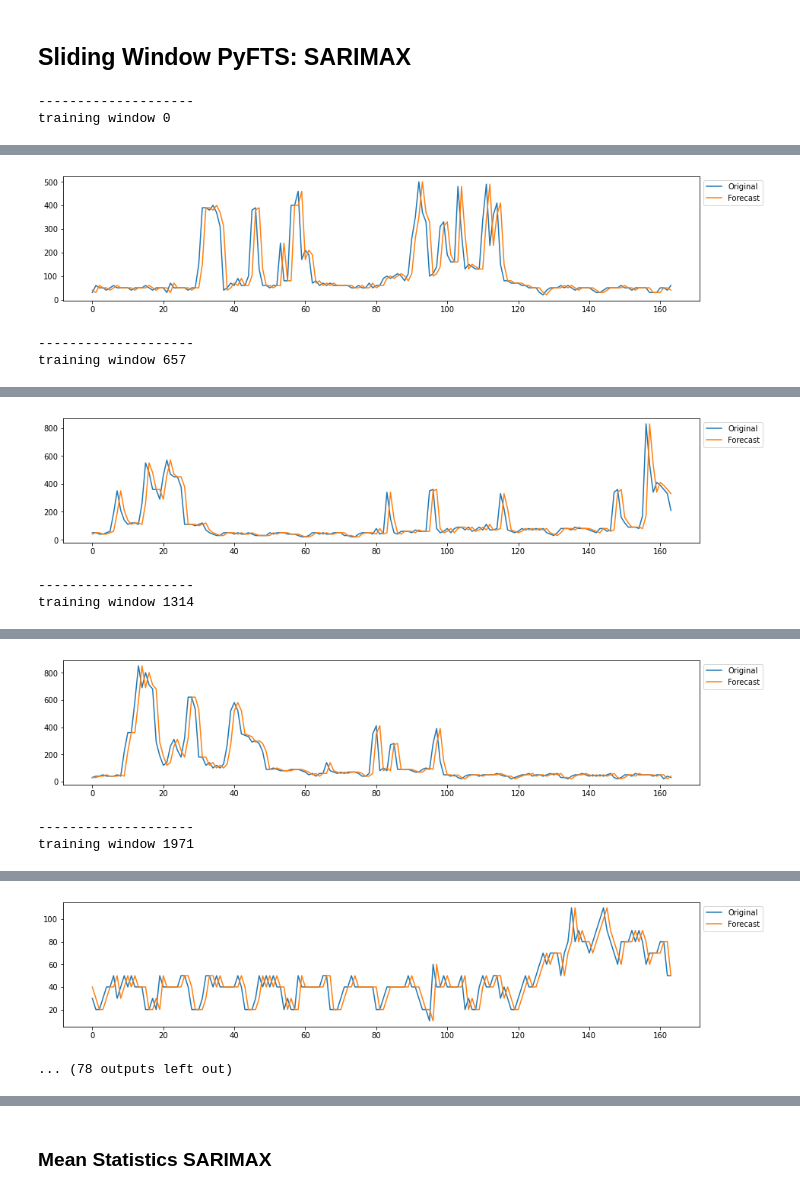
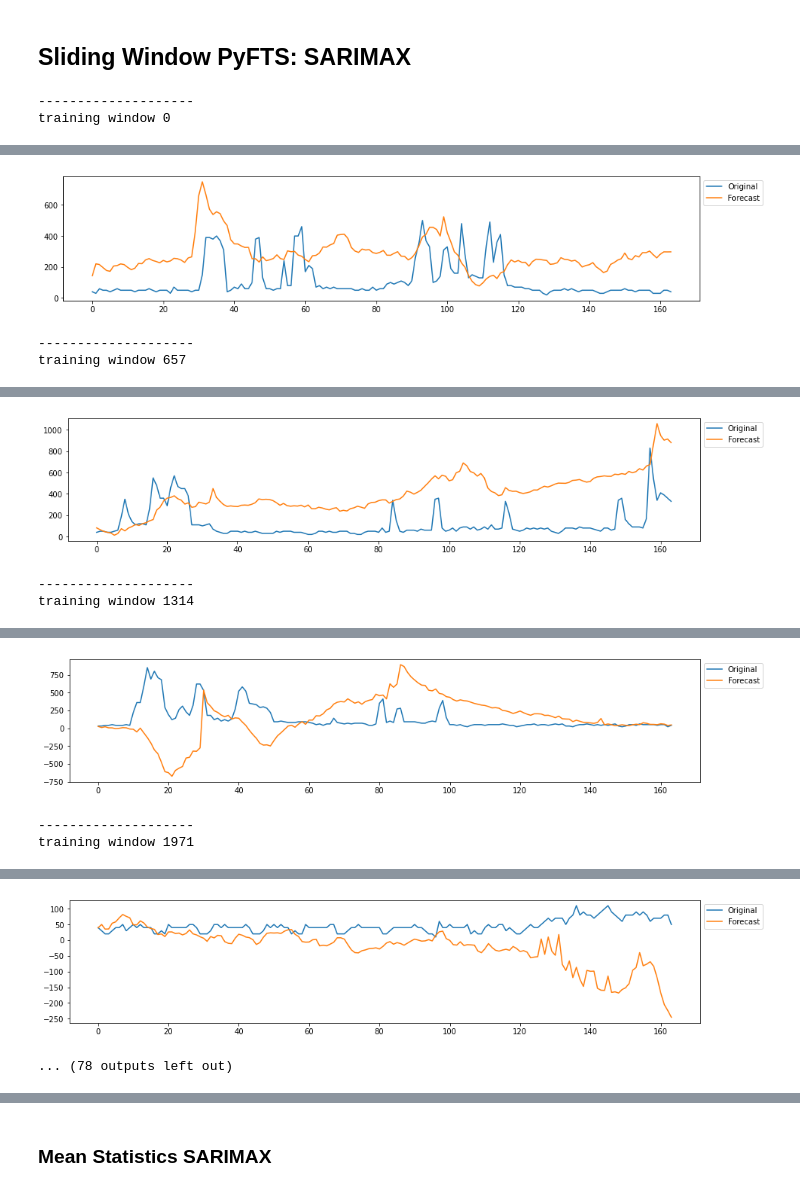
Before and after one commit to MatheusCascalho/Appliance-Energy-Prediction, a Jupyter notebook: notebooks/experimentos_artigo/artigo_appliances/SARIMAX.ipynb, the cells around one changed output, grey strips where cells are left out. Saved outputs shown, nothing was run; the diff lists cells and outputs as text; code cells hidden in the pictures.

Commit message:
Remove o shift dos dados no notebook dos experimentos do modelo PCA-WMVFTS e corrige um pequeno erro no experimentos.

```diff
--- a/notebooks/experimentos_artigo/artigo_appliances/SARIMAX.ipynb
+++ b/notebooks/experimentos_artigo/artigo_appliances/SARIMAX.ipynb
@@ -64,8 +66,8 @@ list_cols = list(cols)
 # normalize features
 scaler = MinMaxScaler()
 scaled = scaler.fit_transform(values)
-df_scaled = pd.DataFrame(scaled, columns=list_cols)
+data_scaled = pd.DataFrame(scaled, columns=list_cols)
 # frame as supervised learning
-data = series_to_supervised_miso(df_scaled, 1, 1,endog_var='Appliances')
-data.head()
+#data = series_to_supervised_miso(df_scaled, 1, 1,endog_var='Appliances')
+data_scaled.head()
 # %% [output]
@@ -88,6 +100,6 @@ values.shape
 # %%
 values = data.values
-train_size=int(len(values)*0.75)
+train_size=int(len(values)*0.3)
 test_size = int(len(values)) - train_size
 print(test_size)
 # %% [output]
@@ -244,13 +249,17 @@ result.seasonal.plot(ax=ax3)
 ## order=(3, 1, 2) ==> parameters already used
 # %%
 # Bons resultados
-#order=(1,0,1), seasonal_order=(1,1,2,7),
+#order=(1,0,1), seasonal_order=(1,1,2,7),==> 81.99098	41.067328	44.562429	12.261336
+#order=(0,0,1),seasonal_order=(1,1,2,7), ==> 64.766849	29.142376	24.884302	11.20018
+#order=(0,0,1), seasonal_order=(0,1,2,7),==> 64.749228	29.107727	24.8284	11.160749
+#order=(0,0,1), seasonal_order=(0,1,1,7), ==> 64.748083	29.171255	24.970446	11.202162
+#order=(0,0,1), seasonal_order=(0,0,1,7),==> 64.749226	29.10804	24.828806	11.161166
 
 from statsmodels.tsa.statespace.sarimax import SARIMAX
 model= SARIMAX(endog=train_y,
  exog=train_X,
- order=(1,0,1),
- seasonal_order=(1,1,2,7),
+ order=(3,1,2),
+ seasonal_order=(0,1,2,7),
  enforce_invertibility=False,
  enforce_stationarity=False)
 # %%
@@ -331,8 +340,8 @@ plt.show()
 # %%
 def train_sarimax(endog, exog, order, seasonal_order):
     model=sm.tsa.SARIMAX(endog = endog, exog = exog,
-                          order=(1,0,1),
-                          seasonal_order=(1,1,2,7),
+                          order=(0,0,1),
+                          seasonal_order=(0,1,2,7),
                          enforce_invertibility=False,
                          enforce_stationarity=False)
     sarimax = model.fit()
@@ -369,6 +378,7 @@ def transform_original(test_X,test_y,yhat):
 result = {
      "window": [],
      "rmse": [],
+     "mae": [],
      "mape": [],
      "smape": []
 }
@@ -376,7 +386,7 @@ result = {
 tam = len(data)
 n_windows = 30
 windows_length = math.floor(tam / n_windows)
-for ct, ttrain, ttest in Util.sliding_window(data, windows_length, 0.75, inc=1):
+for ct, ttrain, ttest in Util.sliding_window(data_scaled, windows_length, 0.75, inc=1):
     if len(ttest) > 0:
 
         start = len(ttrain)
@@ -384,21 +394,30 @@ for ct, ttrain, ttest in Util.sliding_window(data, windows_length, 0.75, inc=1):
 
         print('-' * 20)
         print(f'training window {(ct)}')
-        model = train_sarimax(ttrain.loc[:,'Appliances(t-1)'], ttrain.loc[:,'Appliances(t-1)':'Tdewpoint(t-1)'], [0,0,1], [1,1,2,7])
-        yhat = test_sarimax(model, start, end, ttest.loc[:,'Appliances(t-1)':'Tdewpoint(t-1)'])
+        model = train_sarimax(ttrain.loc[:,'Appliances'], ttrain.loc[:,'lights':'Tdewpoint'], [1,0,1], [1,1,2,7])
+        yhat = test_sarimax(model, start, end, ttest.loc[:,'lights':'Tdewpoint'])
 
         print("[{0: %H:%M:%S}]".format(datetime.datetime.now()) + f" getting statistics")
 
-        test_X = ttest.loc[:,'Appliances(t-1)':'Tdewpoint(t-1)'].values
+        test_X = ttest.loc[:,'Appliances':'Tdewpoint'].values
         test_X = test_X.reshape((test_X.shape[0],test_X.shape[1]))
-        test_y = ttest['Appliances(t)']
-        appliances,forecast = transform_original(test_X,test_y.values,yhat.values)
+        test_y = ttest['Appliances'].values
+#         test_y = test_y.values[:len(test_y)-1]
+#         test_X = test_X[1:,:]
+#         print(test_X.shape)
+        appliances,forecast = transform_original(test_X = test_X,test_y = test_y,yhat = yhat.values)
 
         rmse = Measures.rmse(appliances,forecast)
         mape = Measures.mape(appliances,forecast)
         smape = Measures.smape(appliances,forecast)
 
+        forecast = pd.DataFrame(forecast)
+        forecast.fillna(forecast.mean(),inplace=True)
+        forecast = np.array(forecast).reshape(-1)
+        mae = mean_absolute_error(appliances, forecast)
+
         result["rmse"].append(rmse)
+        result["mae"].append(mae)
         result["mape"].append(mape)
         result["smape"].append(smape)
         result["window"].append(ct)
@@ -411,3 +430,3 @@ training window 0
-[figure, old version]
+[figure, new version]
 --------------------
 training window 657
@@ -415,3 +434,3 @@ training window 657
-[figure, old version]
+[figure, new version]
 --------------------
 training window 1314
@@ -419,3 +438,3 @@ training window 1314
-[figure, old version]
+[figure, new version]
 --------------------
 training window 1971
@@ -423,4 +442,4 @@ training window 1971
-[figure, old version]
+[figure, new version]
 ... (78 outputs left out)
 # %%
 measures
```
Also changed, not shown: parts of 23 cells of this notebook, 9 other files.
